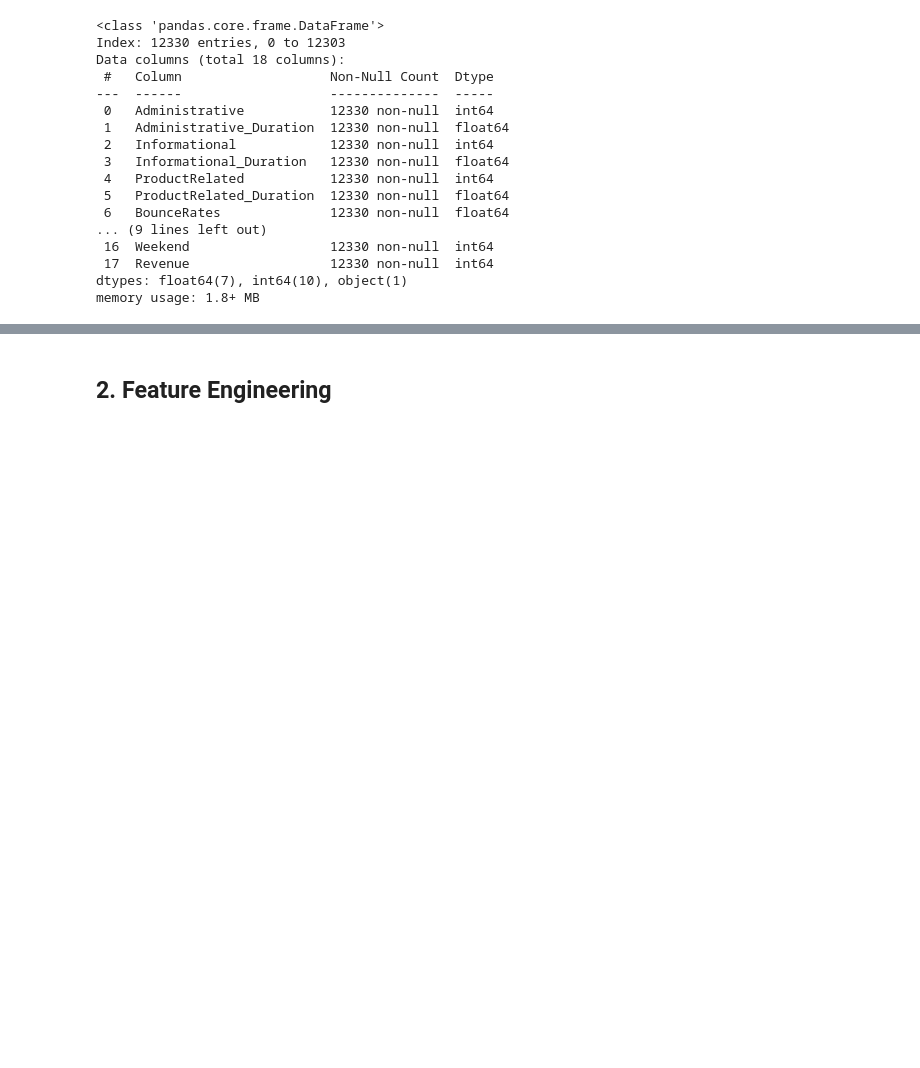
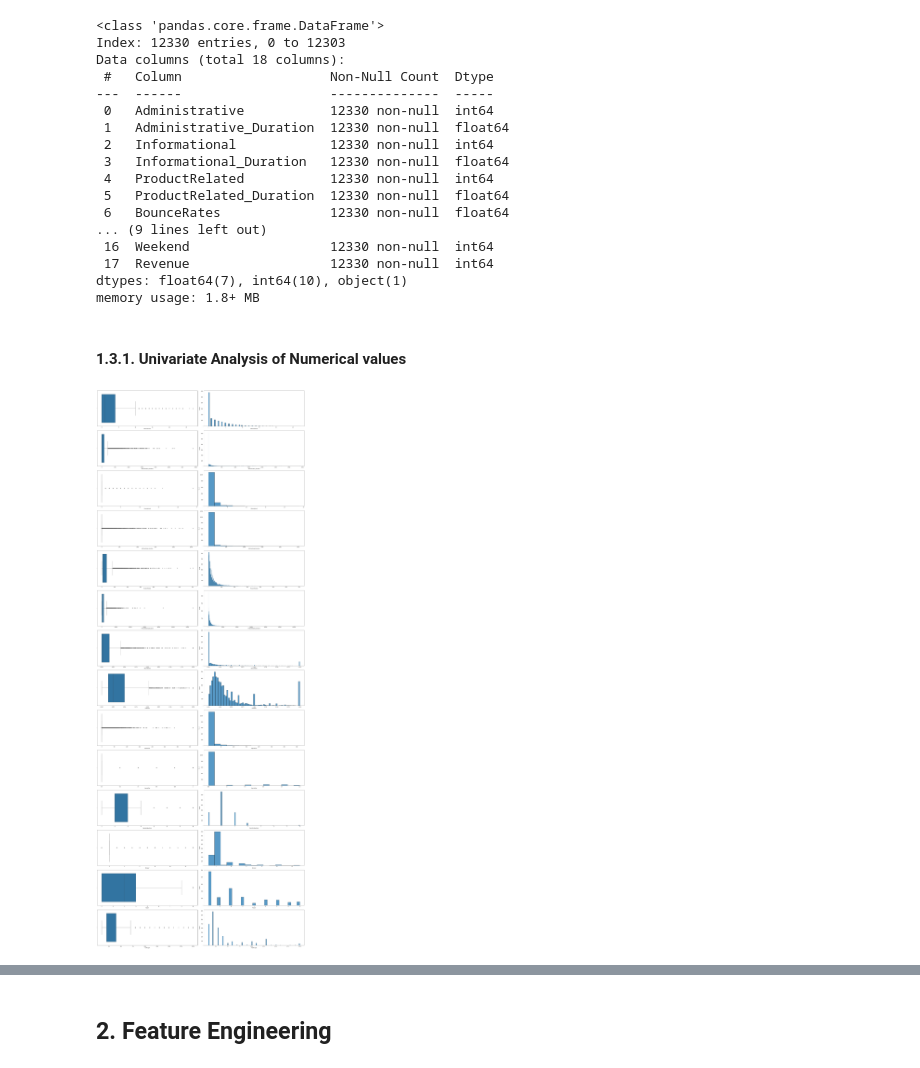
Before and after one commit to dinhminh0307/ASM3-Data-Science, a Jupyter notebook: main.ipynb, the cells around one changed output, grey strips where cells are left out. Cells and saved outputs as stored; diff of their text form; code cells hidden in the pictures; blank space fills up the shorter version.

```diff
--- a/main.ipynb
+++ b/main.ipynb
@@ -96,2 +133,5 @@ Further analysis can be conducted to explore relationships between these variabl
+# %%
+# create a copy of the dataframe to store the cleaned data
+df_clean = df.copy();
 # %%
 # display the unique values of the 'Month' and 'VisitorType' columns
@@ -102,22 +142,22 @@ print(df['VisitorType'].unique())
 ['Returning_Visitor' 'New_Visitor' 'Other']
 # %%
 # fix typos in the 'Month' column
-df['Month'] = df['Month'].replace({'June': 'Jun'})
+df_clean['Month'] = df_clean['Month'].replace({'June': 'Jun'})
 # convert the 'Month' column to numerical values
 month_map = {'Jan': 1, 'Feb': 2, 'Mar': 3, 'Apr': 4, 'May': 5, 'Jun': 6, 'Jul': 7, 'Aug': 8, 'Sep': 9, 'Oct': 10, 'Nov': 11, 'Dec': 12}
-df['Month'] = df['Month'].map(month_map)
-df = df.sort_values('Month')
+df_clean['Month'] = df_clean['Month'].map(month_map)
+df_clean = df_clean.sort_values('Month')
 # verify the changes
-print(df['Month'].unique())
+print(df_clean['Month'].unique())
 # %% [output]
 [ 2  3  5  6  7  8  9 10 11 12]
 # %%
 # convert the 'Month' and 'Revenue' columns to numerical
 bool_columns = ['Weekend', 'Revenue']
-df[bool_columns] = df[bool_columns].astype(int)
+df_clean[bool_columns] = df_clean[bool_columns].astype(int)
 
 # verify the conversion
-df.info()
+df_clean.info()
 # %% [output]
 <class 'pandas.core.frame.DataFrame'>
 Index: 12330 entries, 0 to 12303
@@ -136,3 +176,13 @@ Data columns (total 18 columns):
  17  Revenue                  12330 non-null  int64
 dtypes: float64(7), int64(10), object(1)
 memory usage: 1.8+ MB
+# %% [markdown]
+#### 1.3.1. Univariate Analysis of Numerical values
+# %%
+columns = ["Administrative", "Administrative_Duration", "Informational", "Informational_Duration",
+           "ProductRelated", "ProductRelated_Duration", "BounceRates", "ExitRates", "PageValues",
+           "SpecialDay", "OperatingSystems", "Browser", "Region", "TrafficType"]
+
+plotbox_and_hist(df_clean, columns)
+# %% [output]
+[figure, added]
```
Also changed, not shown: parts of 18 cells of this notebook.
